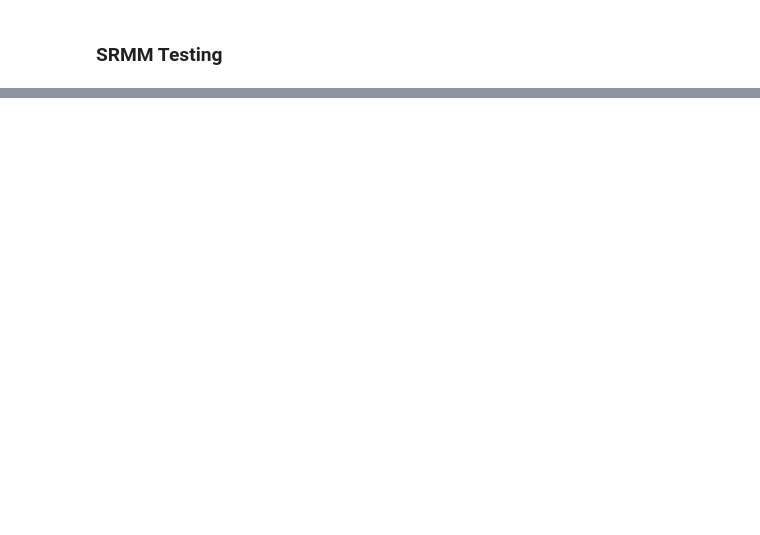
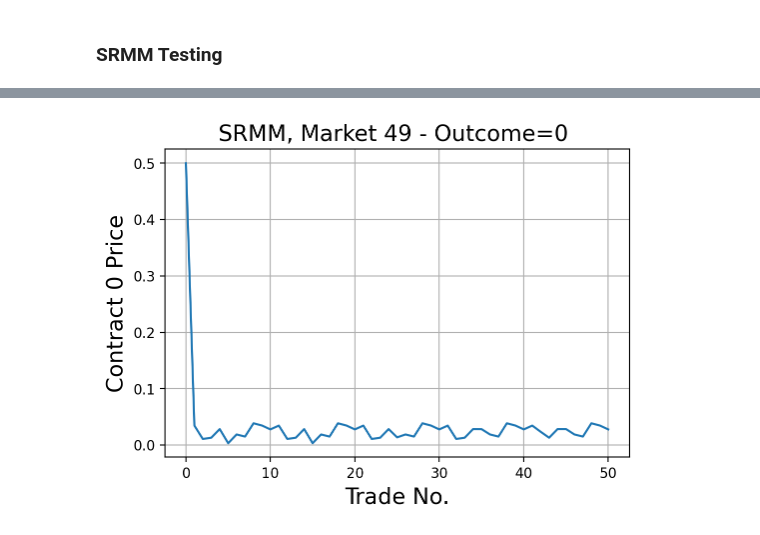
Before and after one commit to sudhanchitgopkar/RepAMM, a Jupyter notebook: data_viz/data_viz.ipynb, the cells around one changed output, grey strips where cells are left out. Cells and saved outputs as stored; diff of their text form; code cells hidden in the pictures; blank space fills up the shorter version.

```diff
--- a/data_viz/data_viz.ipynb
+++ b/data_viz/data_viz.ipynb
@@ -23 +32,13 @@ ax.plot(price_data_last["Contract_0"].to_numpy())
+# %%
+price_data_last = pd.read_csv(f"{PATH}price_history_49.csv")
+fig, ax = plt.subplots(figsize=(6,4))
+
+ax.plot(price_data_last["Contract_0"].to_numpy())
+
+ax.set_xlabel("Trade No.", fontsize=16)
+ax.set_ylabel("Contract 0 Price", fontsize=16)
+ax.set_title("SRMM, Market 49 - Outcome=0 ", fontsize=16)
+plt.grid()
+# %% [output]
+[figure, added]
 # %%
```
Also changed, not shown: parts of 19 cells of this notebook, 5 other files.
